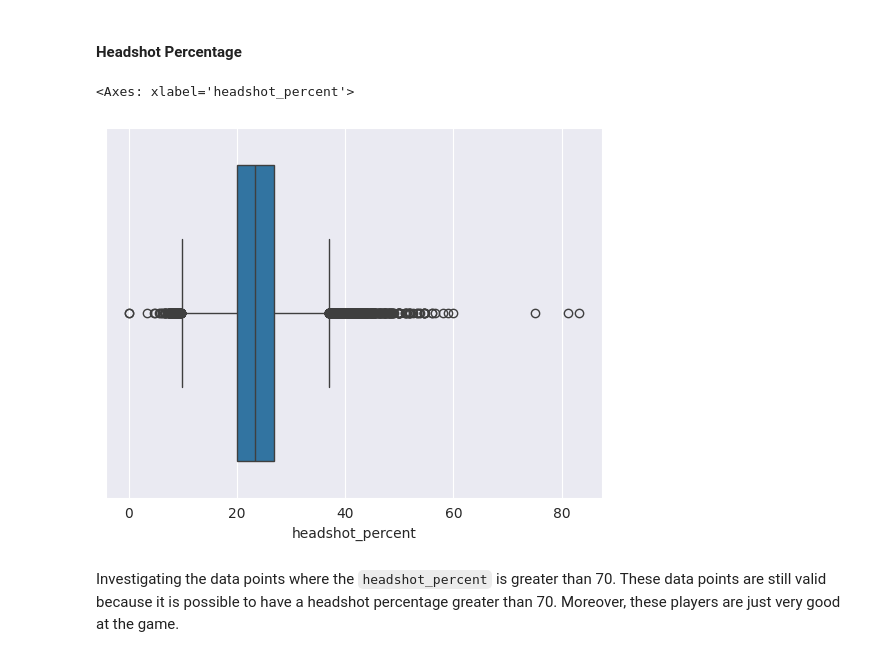
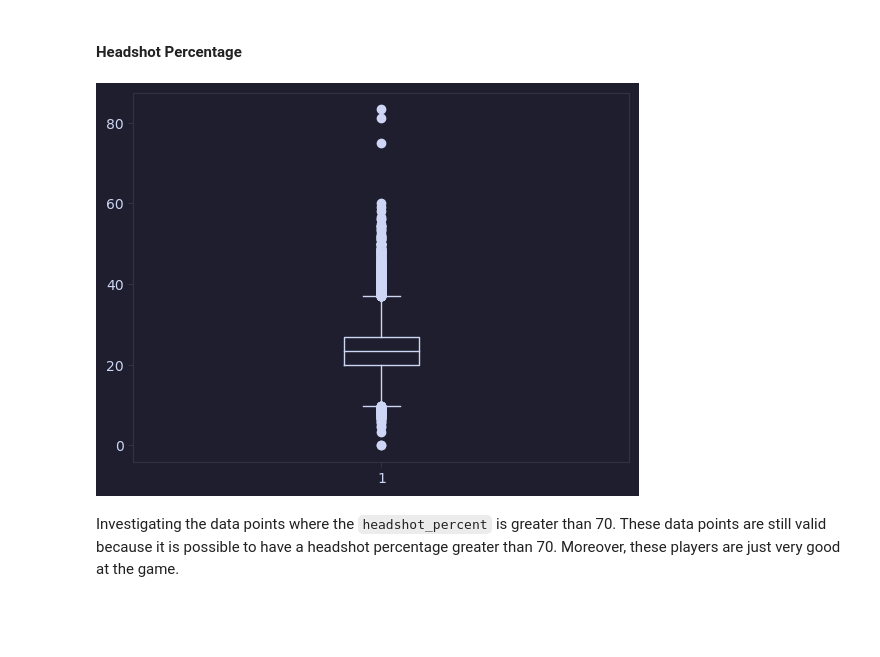
Before and after one commit to grahamogatia/valorant-statistical-modelling, a Jupyter notebook: [CSMODEL] Project - Case Study.ipynb, the cells around one changed output. Saved outputs shown, nothing was run; the diff lists cells and outputs as text; code cells hidden in the pictures; blank space fills up the shorter version.

```diff
--- a/[CSMODEL] Project - Case Study.ipynb
+++ b/[CSMODEL] Project - Case Study.ipynb
@@ -81,6 +82,8 @@ import matplotlib.style as mplstyle
 import matplotlib.pyplot as plt
 # %% [markdown]
 Set the theme to `mocha` from catppuccin
+# %%
+mplstyle.use('mocha')
 # %% [markdown]
 ### Importing the Dataset
 # %%
@@ -885,10 +877,10 @@ val_df[val_df['headshots'] == 0]
 # %% [markdown]
 #### Headshot Percentage
 # %%
-sns.boxplot(x=val_df['headshot_percent'])
+plt.boxplot(x=val_df['headshot_percent'])
+plt.show()
 # %% [output]
-<Axes: xlabel='headshot_percent'>
-[figure, old version]
+[figure, new version]
 # %% [markdown]
 Investigating the data points where the `headshot_percent` is greater than 70. These data points are still valid because it is possible to have a headshot percentage greater than 70. Moreover, these players are just very good at the game.
 # %%
```
Also changed, not shown: parts of 43 cells of this notebook.
